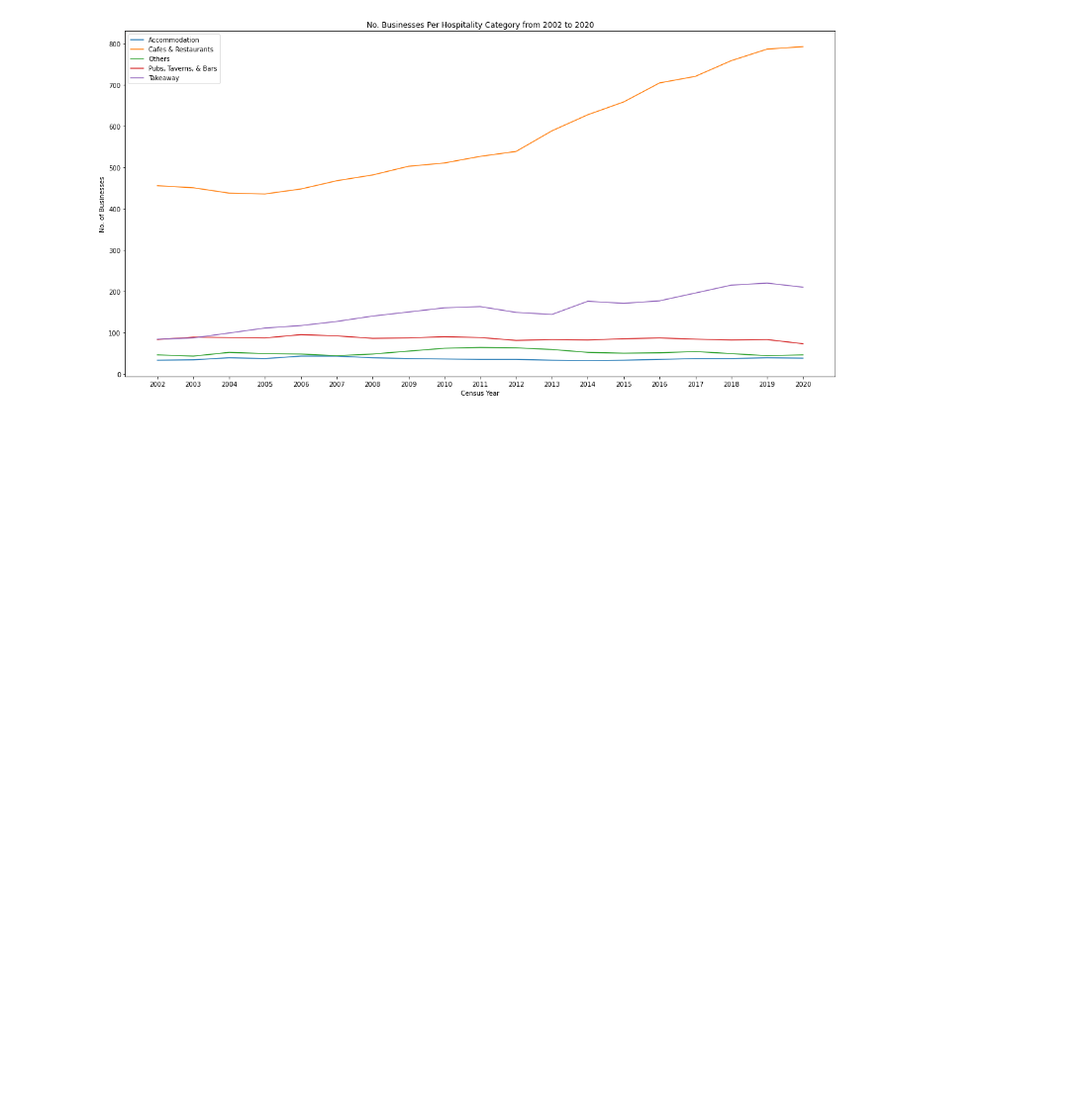
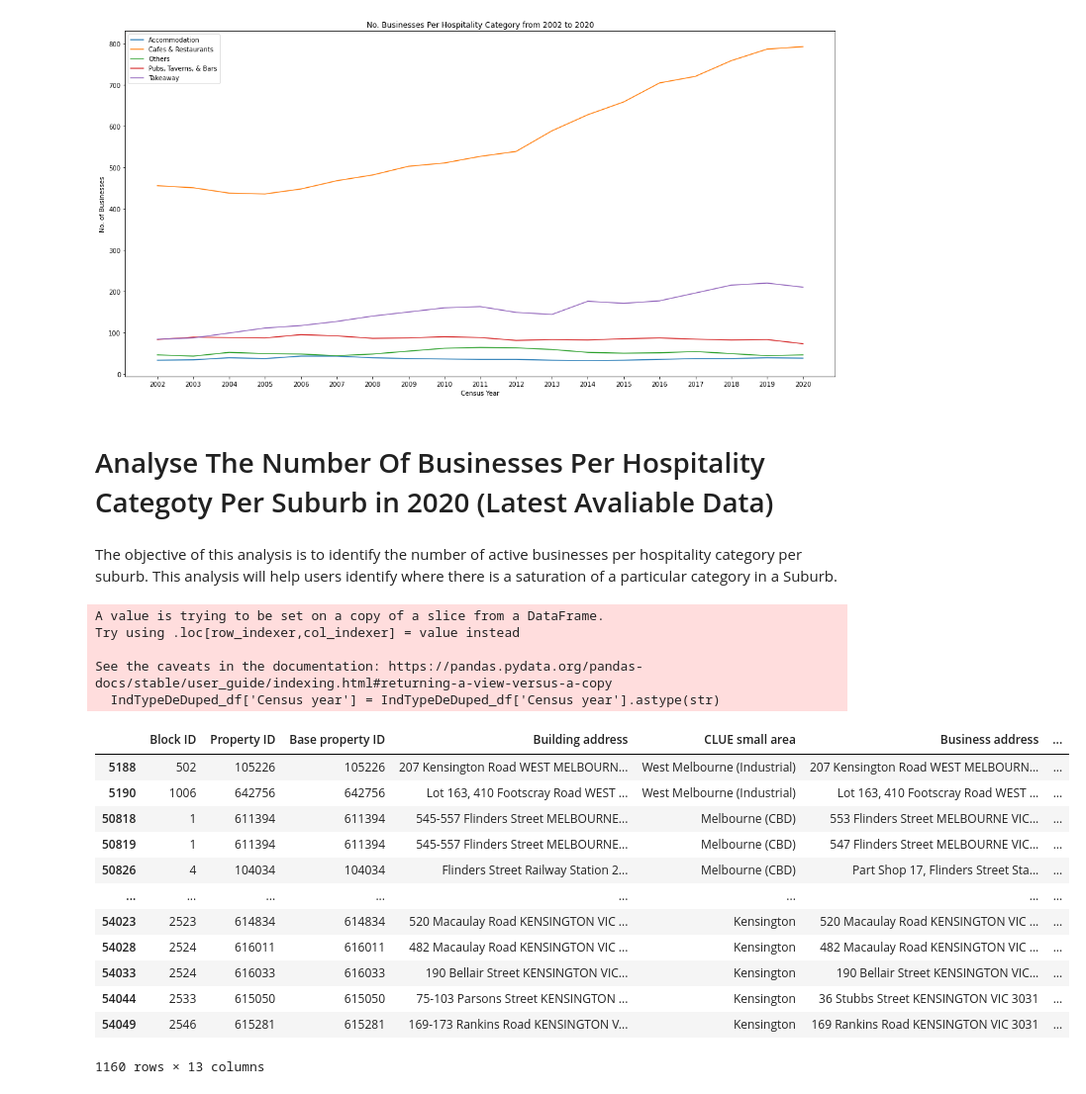
Before and after one commit to JarrodCasey/databootcamp-project1, a Jupyter notebook: MelbourneCafeAnalysis.ipynb, the cells around one changed output. Shown at 99% size. Drawn from its saved outputs; the diff is of its cells as text; code cells hidden in the pictures; blank space fills up the shorter version.

```diff
--- a/MelbourneCafeAnalysis.ipynb
+++ b/MelbourneCafeAnalysis.ipynb
@@ -296,3 +296,34 @@ plt.legend()
 plt.show()
 # %% [output]
 [figure]
+# %% [markdown]
+# Analyse The Number Of Businesses Per Hospitality Categoty Per Suburb in 2020 (Latest Avaliable Data)
+# %% [markdown]
+The objective of this analysis is to identify the number of active businesses per hospitality category per suburb.  This analysis will help users identify where there is a saturation of a particular category in a Suburb.
+# %%
+## Extract the 2020 Census Year Dataand create a new Data Frame for the 2020 year
+IndTypeDeDuped_df['Census year'] = IndTypeDeDuped_df['Census year'].astype(str)
+DataPerYr_df = IndTypeDeDuped_df.groupby('Census year')
+DataPerYr_df.first()
+Data2020Yr_df = pd.DataFrame(DataPerYr_df.get_group("2020"))
+Data2020Yr_df.drop("Census year", inplace=True, axis = 1)
+Data2020Yr_df
+# %% [output]
+A value is trying to be set on a copy of a slice from a DataFrame.
+Try using .loc[row_indexer,col_indexer] = value instead
+
+See the caveats in the documentation: https://pandas.pydata.org/pandas-docs/stable/user_guide/indexing.html#returning-a-view-versus-a-copy
+  IndTypeDeDuped_df['Census year'] = IndTypeDeDuped_df['Census year'].astype(str)
+|  | Block ID | Property ID | Base property ID | Building address | CLUE small area | Business address | ... |
+| 5188 | 502 | 105226 | 105226 | 207 Kensington Road WEST MELBOURN... | West Melbourne (Industrial) | 207 Kensington Road WEST MELBOURN... | ... |
+| 5190 | 1006 | 642756 | 642756 | Lot 163, 410 Footscray Road WEST ... | West Melbourne (Industrial) | Lot 163, 410 Footscray Road WEST ... | ... |
+| 50818 | 1 | 611394 | 611394 | 545-557 Flinders Street MELBOURNE... | Melbourne (CBD) | 553 Flinders Street MELBOURNE VIC... | ... |
+| 50819 | 1 | 611394 | 611394 | 545-557 Flinders Street MELBOURNE... | Melbourne (CBD) | 547 Flinders Street MELBOURNE VIC... | ... |
+| 50826 | 4 | 104034 | 104034 | Flinders Street Railway Station 2... | Melbourne (CBD) | Part Shop 17, Flinders Street Sta... | ... |
+| ... | ... | ... | ... | ... | ... | ... | ... |
+| 54023 | 2523 | 614834 | 614834 | 520 Macaulay Road KENSINGTON VIC ... | Kensington | 520 Macaulay Road KENSINGTON VIC ... | ... |
+| 54028 | 2524 | 616011 | 616011 | 482 Macaulay Road KENSINGTON VIC ... | Kensington | 482 Macaulay Road KENSINGTON VIC ... | ... |
+| 54033 | 2524 | 616033 | 616033 | 190 Bellair Street KENSINGTON VIC... | Kensington | 190 Bellair Street KENSINGTON VIC... | ... |
+| 54044 | 2533 | 615050 | 615050 | 75-103 Parsons Street KENSINGTON ... | Kensington | 36 Stubbs Street KENSINGTON VIC 3031 | ... |
+| 54049 | 2546 | 615281 | 615281 | 169-173 Rankins Road KENSINGTON V... | Kensington | 169 Rankins Road KENSINGTON VIC 3031 | ... |
+1160 rows × 13 columns
```
Also changed, not shown: parts of 15 cells of this notebook.
